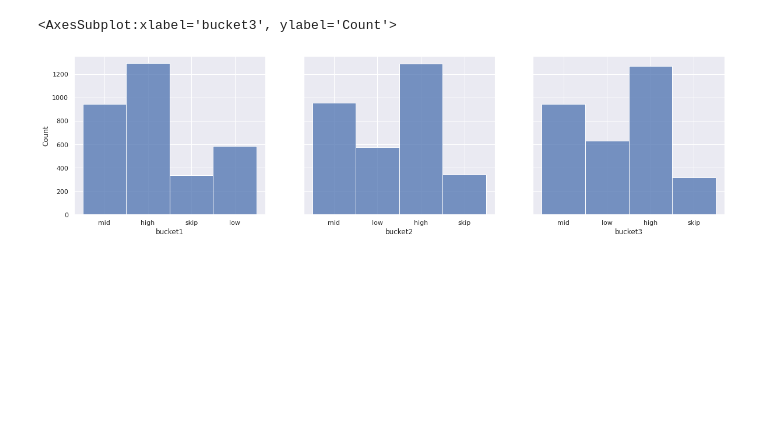
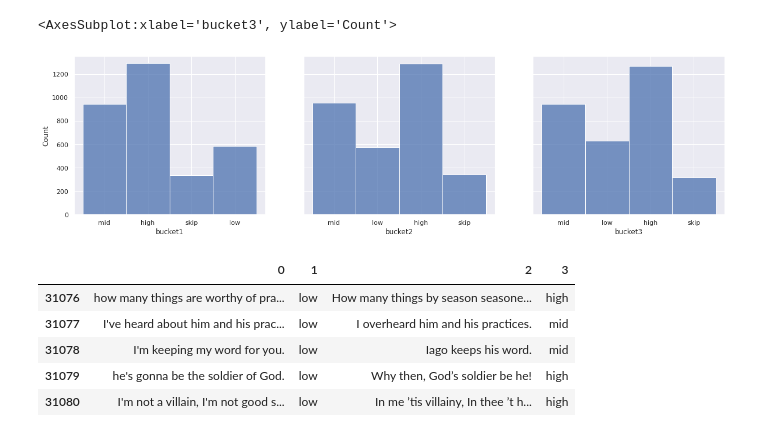
Before and after one commit to nuwandavek/marvin, a Jupyter notebook: ml/notebooks/pseudo_analysis/shakespeare.ipynb, the cells around one changed output. Saved outputs shown, nothing was run; the diff lists cells and outputs as text; code cells hidden in the pictures; blank space fills up the shorter version.

```diff
--- a/ml/notebooks/pseudo_analysis/shakespeare.ipynb
+++ b/ml/notebooks/pseudo_analysis/shakespeare.ipynb
@@ -136,0 +137,11 @@ df_fin.to_csv(f'../../data/pseudo/shakespeare/{type}_diff.csv')
+# %%
+df = pd.read_csv('../../data/pseudo/shakespeare/train.csv', header=None)
+# %%
+df.tail()
+# %% [output]
+|  | 0 | 1 | 2 | 3 |
+| 31076 | how many things are worthy of pra... | low | How many things by season seasone... | high |
+| 31077 | I've heard about him and his prac... | low | I overheard him and his practices. | mid |
+| 31078 | I'm keeping my word for you. | low | Iago keeps his word. | mid |
+| 31079 | he's gonna be the soldier of God. | low | Why then, God’s soldier be he! | high |
+| 31080 | I'm not a villain, I'm not good s... | low | In me ’tis villainy, In thee ’t h... | high |
```
Also changed, not shown: parts of 2 cells of this notebook, 5 other files.
